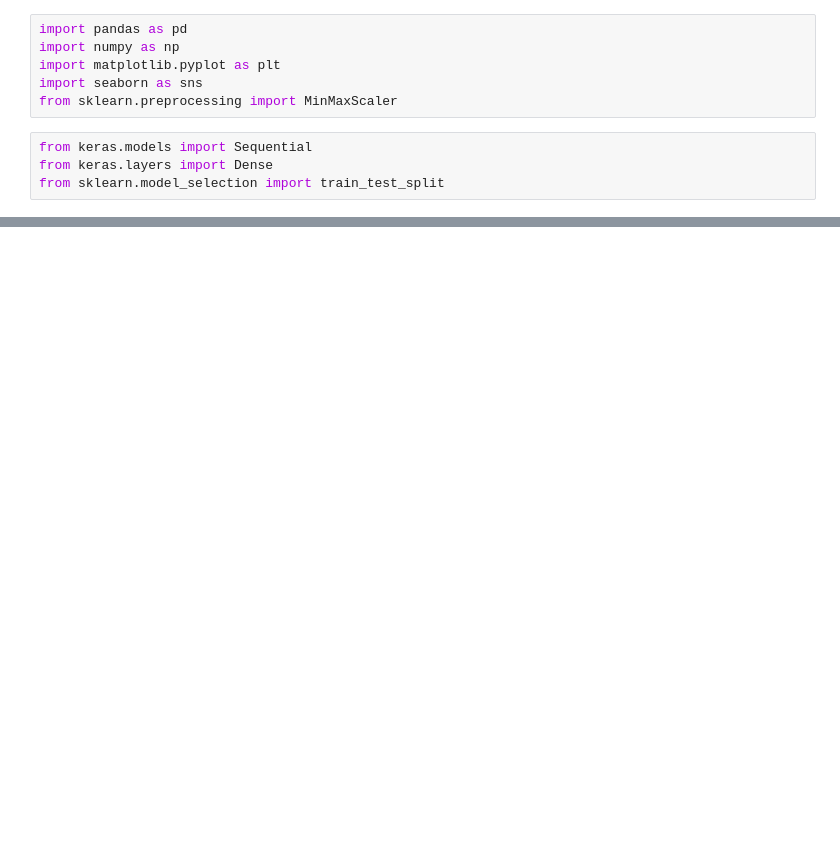
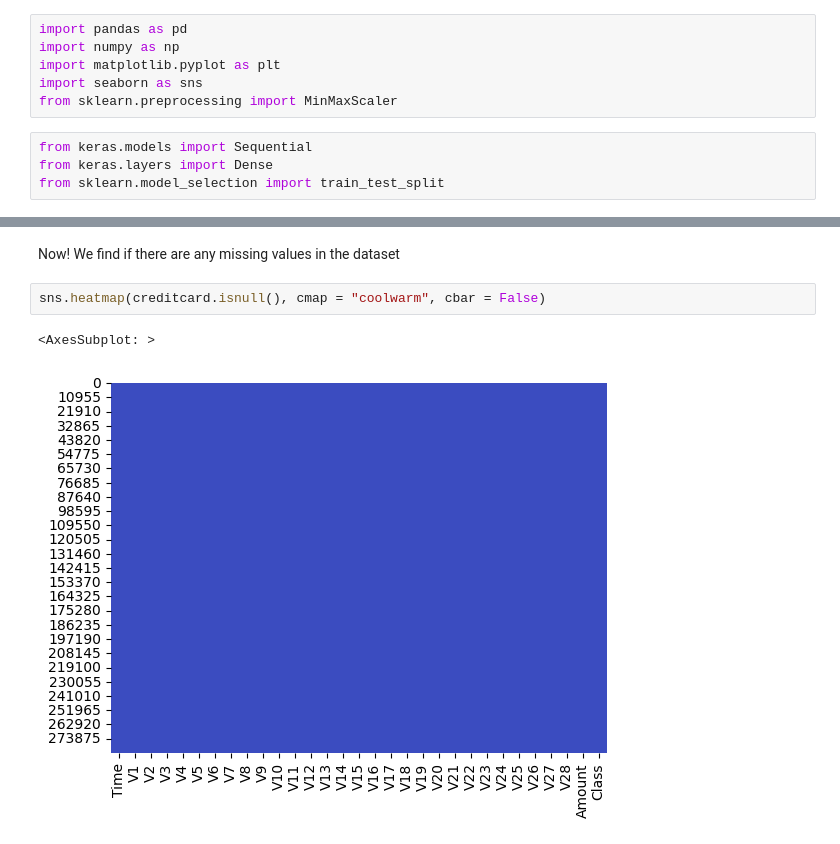
Before and after one commit to gojousatoru007/CreditRisk_ML, a Jupyter notebook: CreditRisk_ML.ipynb, the cells around one changed output, grey strips where cells are left out. Cells and saved outputs as stored; diff of their text form; blank space fills up the shorter version.

```diff
--- a/CreditRisk_ML.ipynb
+++ b/CreditRisk_ML.ipynb
@@ -28,0 +73,7 @@ df.head(5000)
+# %% [markdown]
+Now! We find if there are any missing values in the dataset
+# %%
+sns.heatmap(creditcard.isnull(), cmap = "coolwarm", cbar = False)
+# %% [output]
+<AxesSubplot: >
+[figure, added]
```
Also changed, not shown: parts of 47 cells of this notebook, 3 other files.
